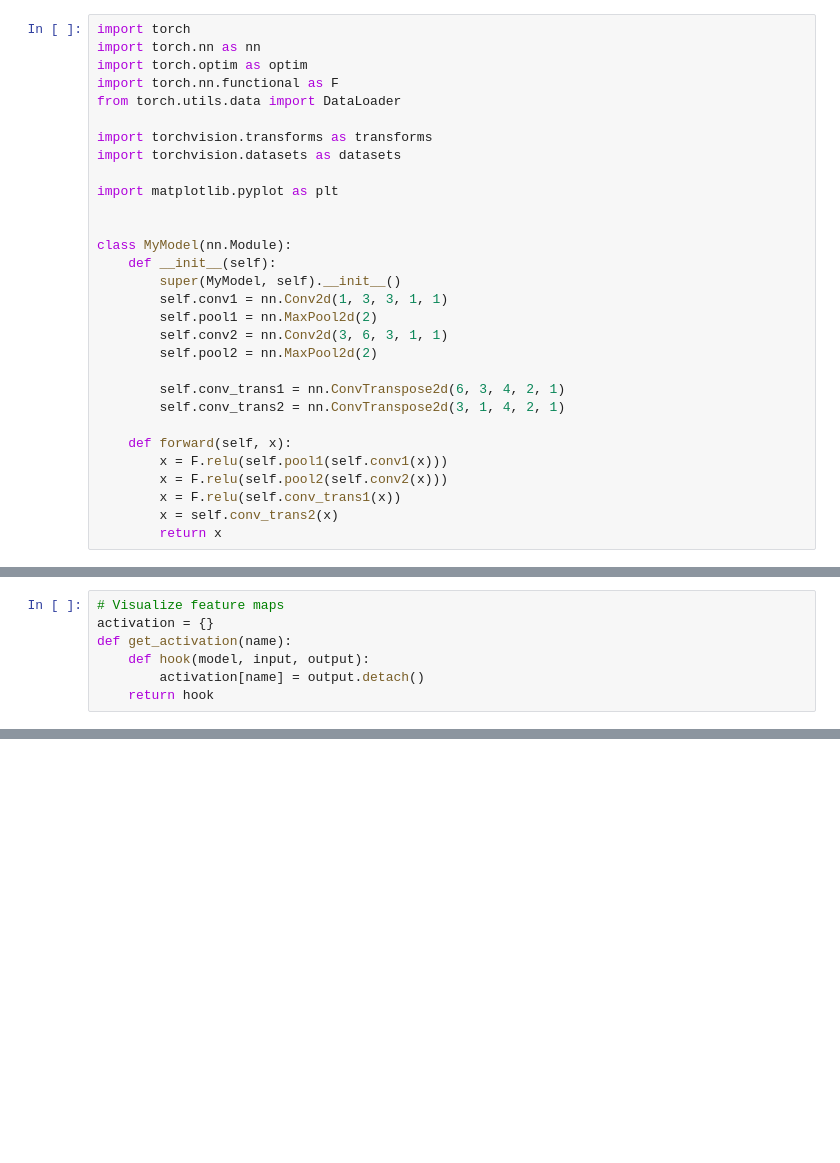
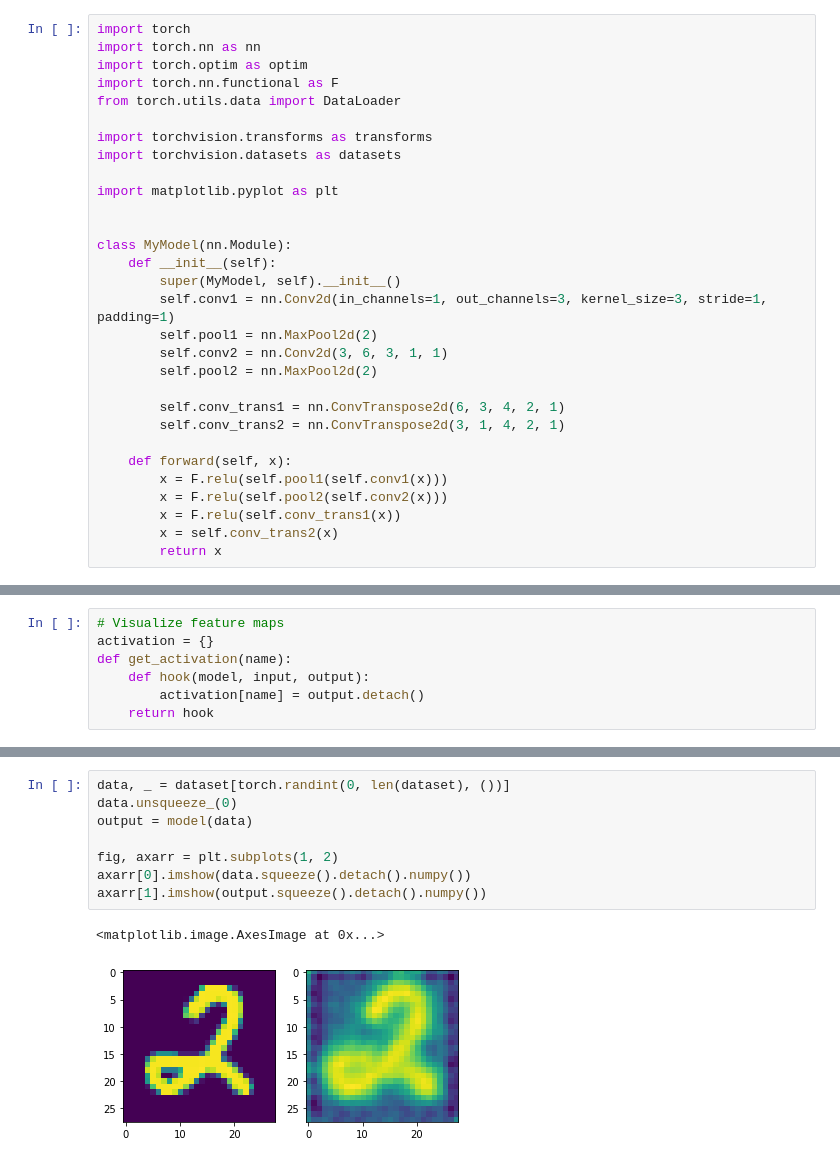
Before and after one commit to lukaszbinden/ethz-iacv-2020, a Jupyter notebook: exercise_3/Feature Visualization.ipynb, the cells around one changed output, grey strips where cells are left out. Cells and saved outputs as stored; diff of their text form; blank space fills up the shorter version.

```diff
--- a/exercise_3/Feature Visualization.ipynb
+++ b/exercise_3/Feature Visualization.ipynb
@@ -14,7 +14,7 @@ import matplotlib.pyplot as plt
 class MyModel(nn.Module):
     def __init__(self):
         super(MyModel, self).__init__()
-        self.conv1 = nn.Conv2d(1, 3, 3, 1, 1)
+        self.conv1 = nn.Conv2d(in_channels=1, out_channels=3, kernel_size=3, stride=1, padding=1)
         self.pool1 = nn.MaxPool2d(2)
         self.conv2 = nn.Conv2d(3, 6, 3, 1, 1)
         self.pool2 = nn.MaxPool2d(2)
@@ -94 +111,12 @@ def get_activation(name):
+# %%
+data, _ = dataset[torch.randint(0, len(dataset), ())]
+data.unsqueeze_(0)
+output = model(data)
+
+fig, axarr = plt.subplots(1, 2)
+axarr[0].imshow(data.squeeze().detach().numpy())
+axarr[1].imshow(output.squeeze().detach().numpy())
+# %% [output]
+<matplotlib.image.AxesImage at 0x...>
+[figure, added]
 # %%
```
Also changed, not shown: parts of 11 cells of this notebook.
